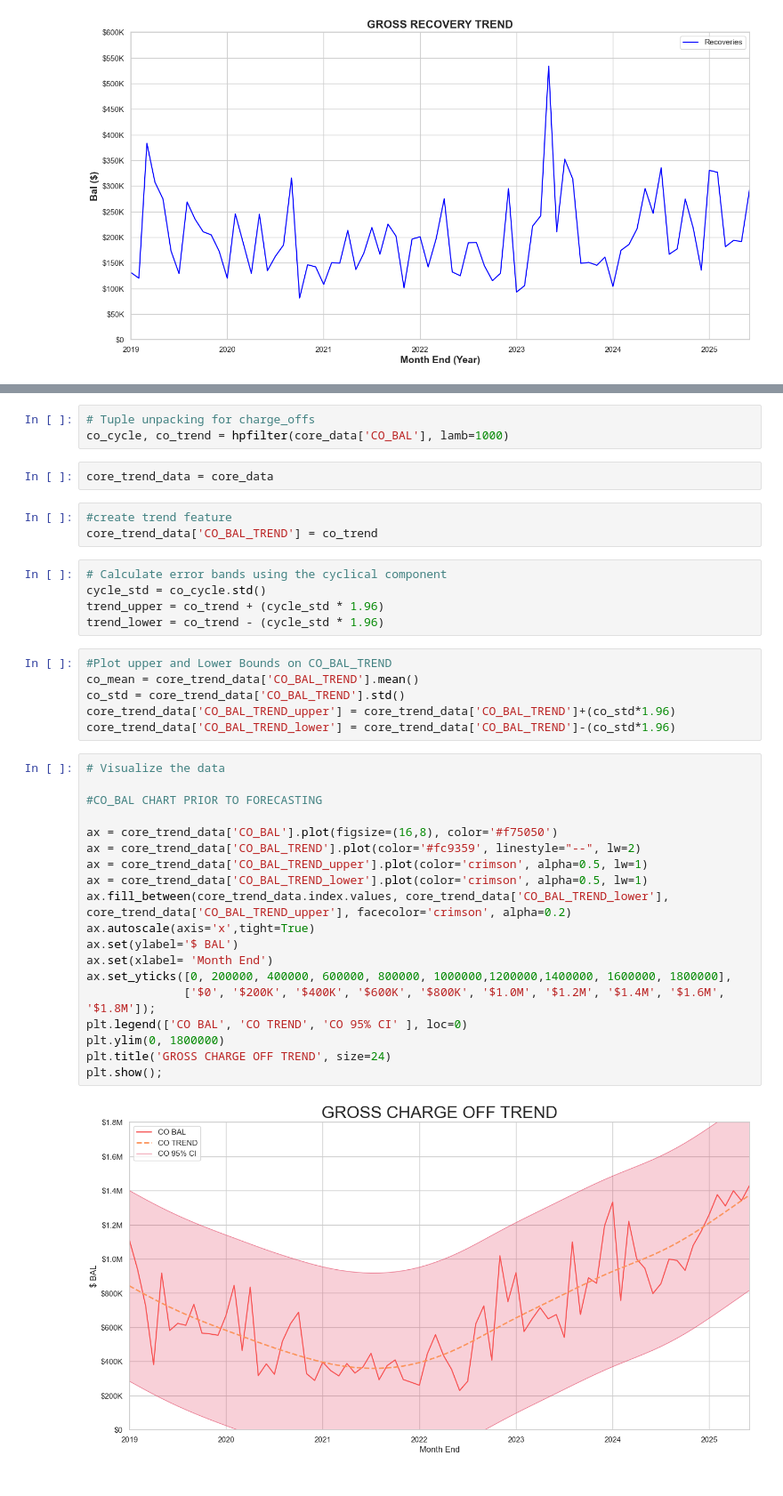
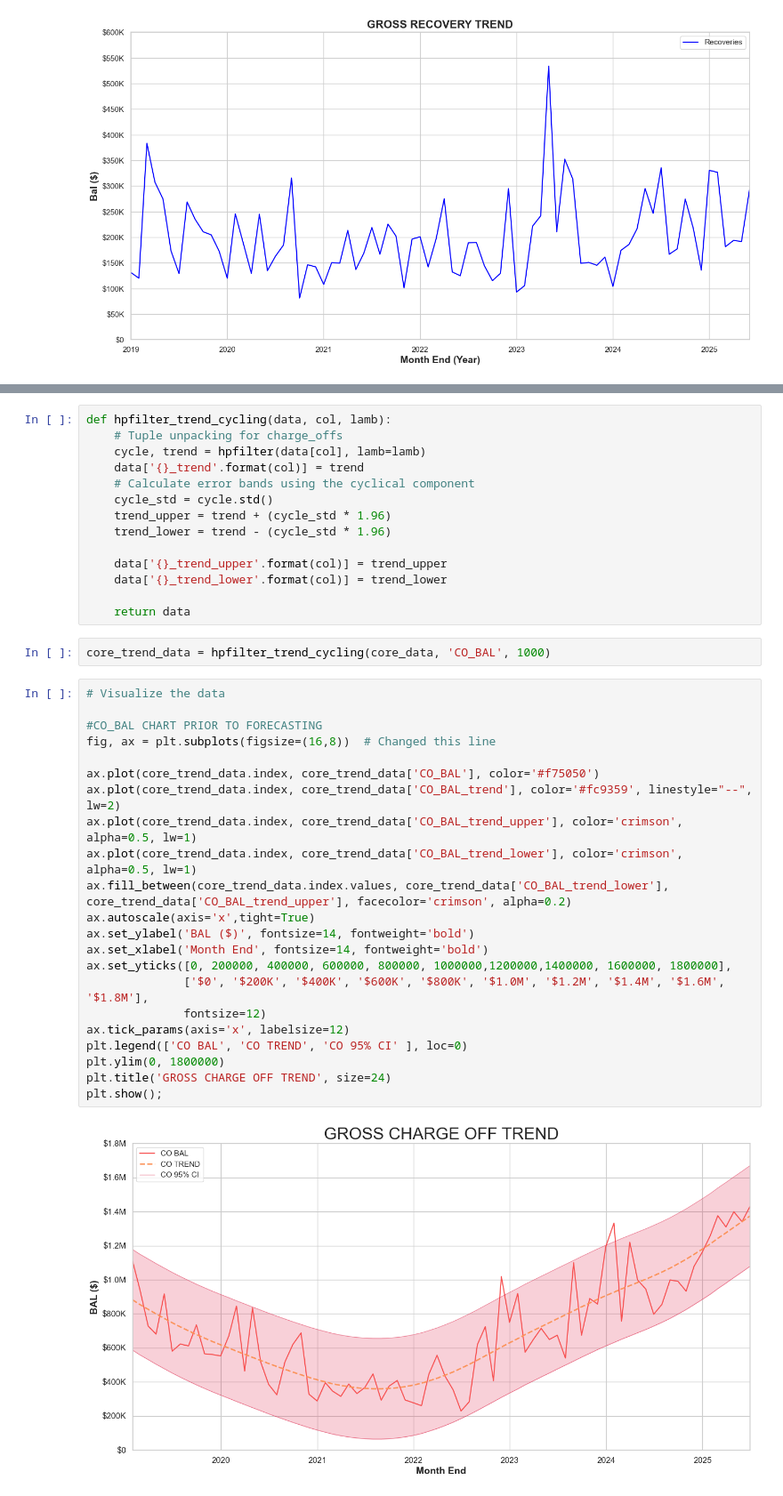
Before and after one commit to imoore99/TIME_SERIES_FORECASTING, a Jupyter notebook: TIME_SERIES_FORECASTING.ipynb, the cells around one changed output, grey strips where cells are left out. Shown at 89% size. Saved outputs shown, nothing was run; the diff lists cells and outputs as text.

Commit message:
Still building the forecast models. EDA, vvisualizatio and trend lines have been generated.

```diff
--- a/TIME_SERIES_FORECASTING.ipynb
+++ b/TIME_SERIES_FORECASTING.ipynb
@@ -253,40 +393,40 @@ plt.show();
-# %%
-# Tuple unpacking for charge_offs
-co_cycle, co_trend = hpfilter(core_data['CO_BAL'], lamb=1000)
-# %%
-core_trend_data = core_data
-# %%
-#create trend feature
-core_trend_data['CO_BAL_TREND'] = co_trend
-# %%
-# Calculate error bands using the cyclical component
-cycle_std = co_cycle.std()
-trend_upper = co_trend + (cycle_std * 1.96)
-trend_lower = co_trend - (cycle_std * 1.96)
-# %%
-#Plot upper and Lower Bounds on CO_BAL_TREND
-co_mean = core_trend_data['CO_BAL_TREND'].mean()
-co_std = core_trend_data['CO_BAL_TREND'].std()
-core_trend_data['CO_BAL_TREND_upper'] = core_trend_data['CO_BAL_TREND']+(co_std*1.96)
-core_trend_data['CO_BAL_TREND_lower'] = core_trend_data['CO_BAL_TREND']-(co_std*1.96)
+# %%
+def hpfilter_trend_cycling(data, col, lamb):
+    # Tuple unpacking for charge_offs
+    cycle, trend = hpfilter(data[col], lamb=lamb)
+    data['{}_trend'.format(col)] = trend
+    # Calculate error bands using the cyclical component
+    cycle_std = cycle.std()
+    trend_upper = trend + (cycle_std * 1.96)
+    trend_lower = trend - (cycle_std * 1.96)
+
+    data['{}_trend_upper'.format(col)] = trend_upper
+    data['{}_trend_lower'.format(col)] = trend_lower
+
+    return data
+# %%
+core_trend_data = hpfilter_trend_cycling(core_data, 'CO_BAL', 1000)
 # %%
 # Visualize the data
 
 #CO_BAL CHART PRIOR TO FORECASTING
+fig, ax = plt.subplots(figsize=(16,8))  # Changed this line
 
-ax = core_trend_data['CO_BAL'].plot(figsize=(16,8), color='#f75050')
-ax = core_trend_data['CO_BAL_TREND'].plot(color='#fc9359', linestyle="--", lw=2)
-ax = core_trend_data['CO_BAL_TREND_upper'].plot(color='crimson', alpha=0.5, lw=1)
-ax = core_trend_data['CO_BAL_TREND_lower'].plot(color='crimson', alpha=0.5, lw=1)
-ax.fill_between(core_trend_data.index.values, core_trend_data['CO_BAL_TREND_lower'], core_trend_data['CO_BAL_TREND_upper'], facecolor='crimson', alpha=0.2)
+ax.plot(core_trend_data.index, core_trend_data['CO_BAL'], color='#f75050')
+ax.plot(core_trend_data.index, core_trend_data['CO_BAL_trend'], color='#fc9359', linestyle="--", lw=2)
+ax.plot(core_trend_data.index, core_trend_data['CO_BAL_trend_upper'], color='crimson', alpha=0.5, lw=1)
+ax.plot(core_trend_data.index, core_trend_data['CO_BAL_trend_lower'], color='crimson', alpha=0.5, lw=1)
+ax.fill_between(core_trend_data.index.values, core_trend_data['CO_BAL_trend_lower'], core_trend_data['CO_BAL_trend_upper'], facecolor='crimson', alpha=0.2)
 ax.autoscale(axis='x',tight=True)
-ax.set(ylabel='$ BAL')
-ax.set(xlabel= 'Month End')
+ax.set_ylabel('BAL ($)', fontsize=14, fontweight='bold')
+ax.set_xlabel('Month End', fontsize=14, fontweight='bold')
 ax.set_yticks([0, 200000, 400000, 600000, 800000, 1000000,1200000,1400000, 1600000, 1800000],
-              ['$0', '$200K', '$400K', '$600K', '$800K', '$1.0M', '$1.2M', '$1.4M', '$1.6M', '$1.8M']);
+              ['$0', '$200K', '$400K', '$600K', '$800K', '$1.0M', '$1.2M', '$1.4M', '$1.6M', '$1.8M'],
+              fontsize=12)
+ax.tick_params(axis='x', labelsize=12)
 plt.legend(['CO BAL', 'CO TREND', 'CO 95% CI' ], loc=0)
 plt.ylim(0, 1800000)
 plt.title('GROSS CHARGE OFF TREND', size=24)
 plt.show();
 # %% [output]
-[figure, old version]
+[figure, new version]
```
Also changed, not shown: parts of 73 cells of this notebook, 2 other files.
